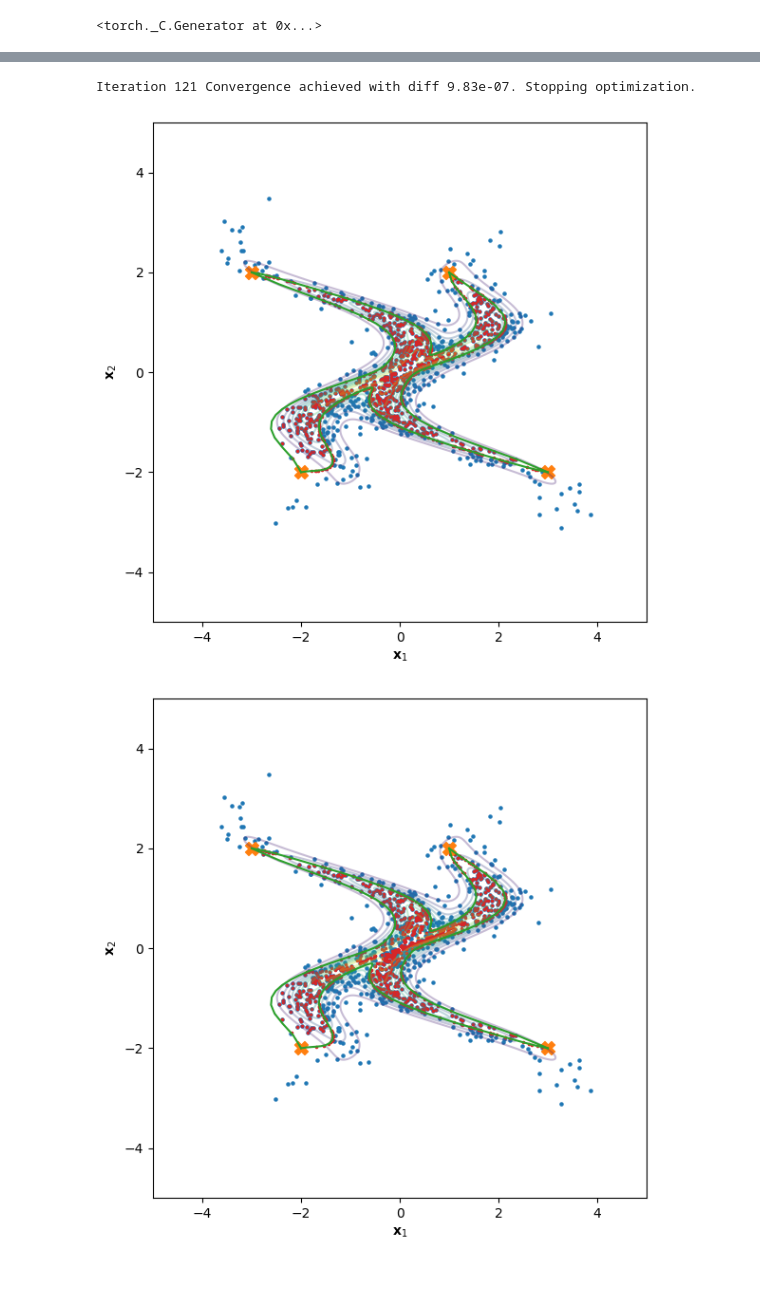
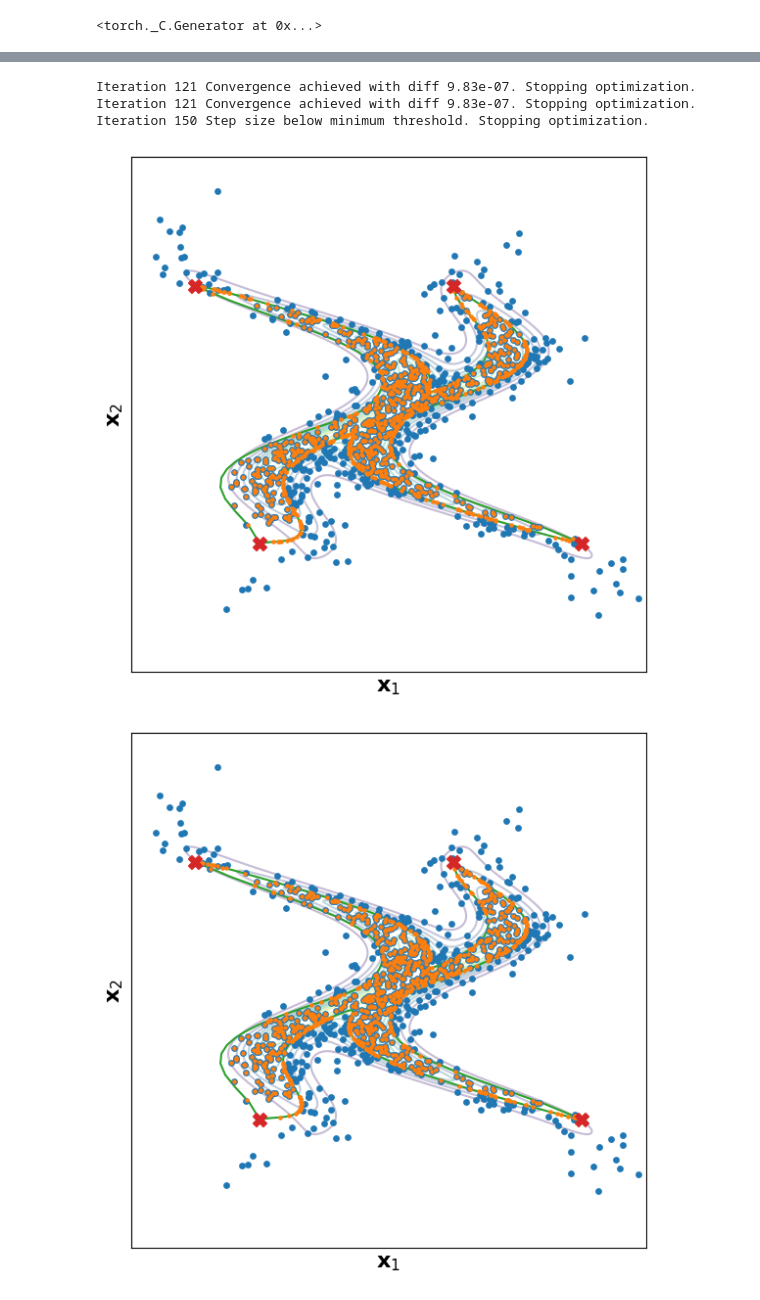
Before and after one commit to wdiepeveen/Riemannian-Archetypal-Analysis, a Jupyter notebook: river_cross_starflow.ipynb, the cells around one changed output, grey strips where cells are left out. Cells and saved outputs as stored; diff of their text form; code cells hidden in the pictures.

```diff
--- a/river_cross_starflow.ipynb
+++ b/river_cross_starflow.ipynb
@@ -22,6 +22,9 @@ from src.riemannian_neural_networks.archetypal_mappings.relaxed import RelaxedRi
 results_folder = os.path.join("results", "river_cross")
 os.makedirs(results_folder, exist_ok=True)
 
+# change font size of all plots
+plt.rcParams.update({'font.size': 16})
+
 # set random seed
 torch.manual_seed(31)
 # %% [output]
@@ -204,51 +207,57 @@ exact_errors_Omega_ram = torch.norm(exact_Omega_ram_projected_data - data, dim=-
 
 # plot projected data
 plt.figure(figsize=(6, 6))
-plt.contour(X.numpy(), Y.numpy(), log_probs_multi.numpy(), levels=10, cmap='viridis', alpha=0.3)
-plt.scatter(data[:, 0].numpy(), data[:, 1].numpy(), color=plt.cm.tab10(0), marker='o', s=5)
+plt.contour(X.numpy(), Y.numpy(), log_probs_multi.numpy(), levels=10, cmap='viridis', alpha=0.3, zorder=0)
 for i in range(4):
-    plt.plot(Omega_geodesics[i,:,0].numpy(), Omega_geodesics[i,:,1].numpy(), color=plt.cm.tab10(2))
-plt.scatter(relaxed_Omega_ram_projected_data[:, 0].numpy(), relaxed_Omega_ram_projected_data[:, 1].numpy(), color=plt.cm.tab10(3), marker='o', s=2.5)
+    plt.plot(Omega_geodesics[i,:,0].numpy(), Omega_geodesics[i,:,1].numpy(), color=plt.cm.tab10(2), zorder=1)
+plt.scatter(data[:, 0].numpy(), data[:, 1].numpy(), color=plt.cm.tab10(0), marker='o', s=15, zorder=2)
+plt.scatter(relaxed_Omega_ram_projected_data[:, 0].numpy(), relaxed_Omega_ram_projected_data[:, 1].numpy(), color=plt.cm.tab10(1), marker='o', s=5, zorder=2)
 for i in range(4):
-    plt.scatter(archetypes[i, 0].numpy(), archetypes[i, 1].numpy(), color=plt.cm.tab10(1), marker='X', s=100)
+    plt.scatter(archetypes[i, 0].numpy(), archetypes[i, 1].numpy(), color=plt.cm.tab10(3), marker='X', s=100, zorder=3)
 plt.xlabel(r'$\mathbf{x}_1$')
 plt.ylabel(r'$\mathbf{x}_2$')
-plt.xlim(-5, 5)
-plt.ylim(-5, 5)
+plt.xlim(-4, 4)
+plt.ylim(-4, 4)
+plt.xticks([])
+plt.yticks([])
 plt.tight_layout()
 plt.savefig(os.path.join(results_folder, "samples_ram_projected_relaxed_Omega.png"))
 plt.show()
 
 
 # plot projected data
 plt.figure(figsize=(6, 6))
-plt.contour(X.numpy(), Y.numpy(), log_probs_multi.numpy(), levels=10, cmap='viridis', alpha=0.3)
-plt.scatter(data[:, 0].numpy(), data[:, 1].numpy(), color=plt.cm.tab10(0), marker='o', s=5)
+plt.contour(X.numpy(), Y.numpy(), log_probs_multi.numpy(), levels=10, cmap='viridis', alpha=0.3, zorder=0)
 for i in range(4):
-    plt.plot(Omega_geodesics[i,:,0].numpy(), Omega_geodesics[i,:,1].numpy(), color=plt.cm.tab10(2))
-plt.scatter(exact_Omega_ram_projected_data[:, 0].numpy(), exact_Omega_ram_projected_data[:, 1].numpy(), color=plt.cm.tab10(3), marker='o', s=2.5)
+    plt.plot(Omega_geodesics[i,:,0].numpy(), Omega_geodesics[i,:,1].numpy(), color=plt.cm.tab10(2), zorder=1)
+plt.scatter(data[:, 0].numpy(), data[:, 1].numpy(), color=plt.cm.tab10(0), marker='o', s=15, zorder=2)
+plt.scatter(exact_Omega_ram_projected_data[:, 0].numpy(), exact_Omega_ram_projected_data[:, 1].numpy(), color=plt.cm.tab10(1), marker='o', s=5, zorder=2)
 for i in range(4):
-    plt.scatter(archetypes[i, 0].numpy(), archetypes[i, 1].numpy(), color=plt.cm.tab10(1), marker='X', s=100)
+    plt.scatter(archetypes[i, 0].numpy(), archetypes[i, 1].numpy(), color=plt.cm.tab10(3), marker='X', s=100, zorder=3)
 plt.xlabel(r'$\mathbf{x}_1$')
 plt.ylabel(r'$\mathbf{x}_2$')
-plt.xlim(-5, 5)
-plt.ylim(-5, 5)
+plt.xlim(-4, 4)
+plt.ylim(-4, 4)
+plt.xticks([])
+plt.yticks([])
 plt.tight_layout()
 plt.savefig(os.path.join(results_folder, "samples_ram_projected_exact_Omega.png"))
 plt.show()
 
 # plot errors
 plt.figure(figsize=(6, 6))
-plt.scatter(relaxed_errors_Omega_ram.numpy(), exact_errors_Omega_ram.numpy(), color=plt.cm.tab10(0), marker='o', s=5)
-plt.plot([0, 4], [0, 4], color='gray', linestyle='--')
+plt.scatter(relaxed_errors_Omega_ram.numpy(), exact_errors_Omega_ram.numpy(), color=plt.cm.tab10(0), marker='o', s=5, zorder=2)
+plt.plot([0, 4], [0, 4], color='gray', linestyle='--', zorder=1)
 plt.xlabel("Relaxed RAM error")
 plt.ylabel("Exact RAM error")
 plt.xlim(0, 4)
 plt.ylim(0, 4)
 plt.tight_layout()
 plt.savefig(os.path.join(results_folder, "errors_ram_Omega.png"))
 plt.show()
 # %% [output]
 Iteration 121 Convergence achieved with diff 9.83e-07. Stopping optimization.
+Iteration 121 Convergence achieved with diff 9.83e-07. Stopping optimization.
+Iteration 150 Step size below minimum threshold. Stopping optimization.
-[figure, old version]
+[figure, new version]
-[figure, old version]
+[figure, new version]
```
Also changed, not shown: parts of 4 cells of this notebook, 11 other files.
